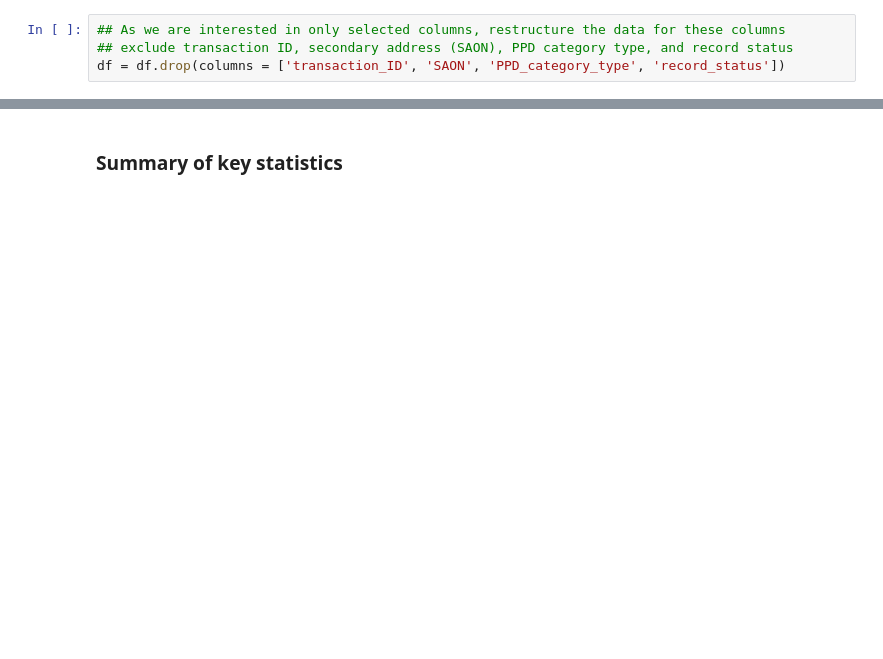
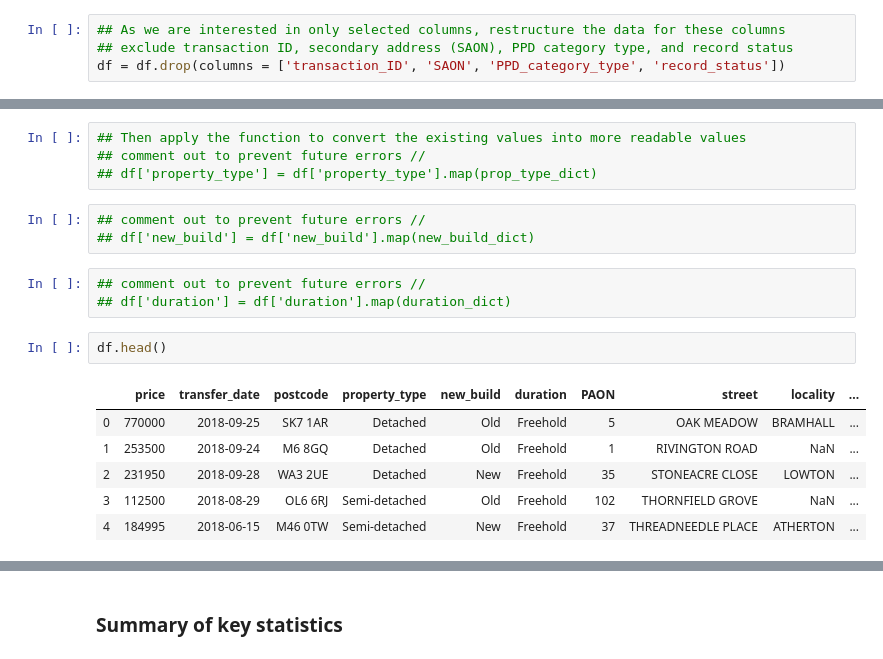
Before and after one commit to dudikbender/springboard, a Jupyter notebook: UK_prices_paid_analysis.ipynb, the cells around one changed output, grey strips where cells are left out. Saved outputs shown, nothing was run; the diff lists cells and outputs as text; blank space fills up the shorter version.

```diff
--- a/UK_prices_paid_analysis.ipynb
+++ b/UK_prices_paid_analysis.ipynb
@@ -64,0 +77,19 @@ df.describe()
+# %%
+## Then apply the function to convert the existing values into more readable values
+## comment out to prevent future errors //
+## df['property_type'] = df['property_type'].map(prop_type_dict)
+# %%
+## comment out to prevent future errors //
+## df['new_build'] = df['new_build'].map(new_build_dict)
+# %%
+## comment out to prevent future errors //
+## df['duration'] = df['duration'].map(duration_dict)
+# %%
+df.head()
+# %% [output]
+|  | price | transfer_date | postcode | property_type | new_build | duration | PAON | street | locality | ... |
+| 0 | 770000 | 2018-09-25 | SK7 1AR | Detached | Old | Freehold | 5 | OAK MEADOW | BRAMHALL | ... |
+| 1 | 253500 | 2018-09-24 | M6 8GQ | Detached | Old | Freehold | 1 | RIVINGTON ROAD | NaN | ... |
+| 2 | 231950 | 2018-09-28 | WA3 2UE | Detached | New | Freehold | 35 | STONEACRE CLOSE | LOWTON | ... |
+| 3 | 112500 | 2018-08-29 | OL6 6RJ | Semi-detached | Old | Freehold | 102 | THORNFIELD GROVE | NaN | ... |
+| 4 | 184995 | 2018-06-15 | M46 0TW | Semi-detached | New | Freehold | 37 | THREADNEEDLE PLACE | ATHERTON | ... |
```
Also changed, not shown: parts of 28 cells of this notebook.
